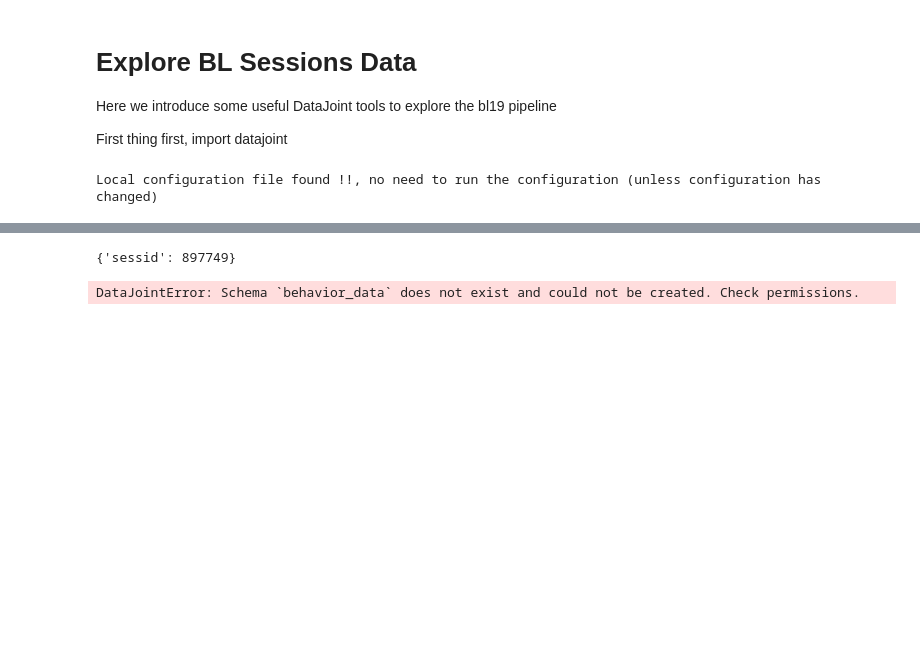
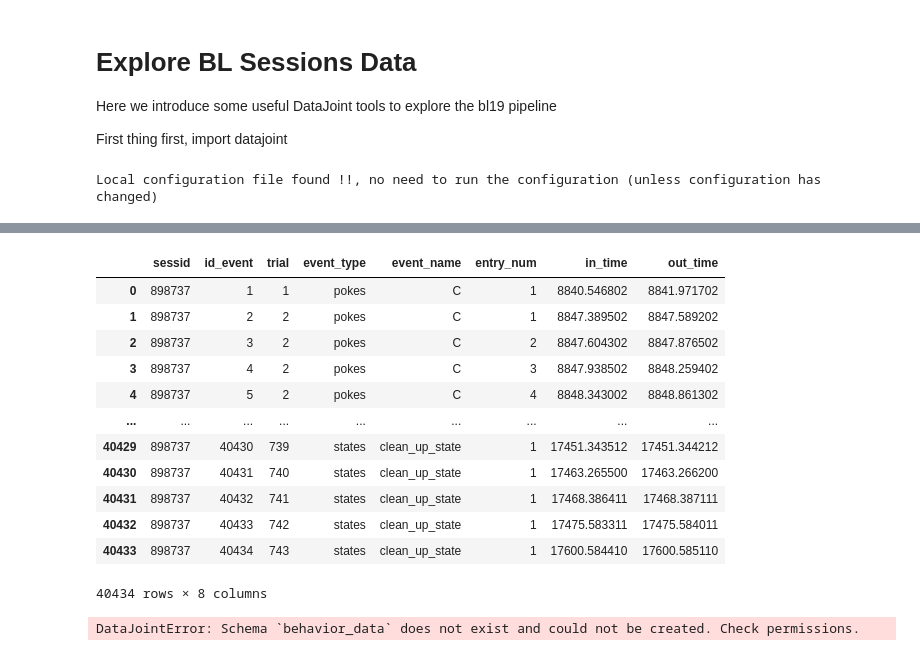
Before and after one commit to kabilar/bl_pipeline_python, a Jupyter notebook: notebooks/tutorials/Read_blob_Sessions.ipynb, the cells around one changed output, grey strips where cells are left out. Drawn from its saved outputs; the diff is of its cells as text; code cells hidden in the pictures; blank space fills up the shorter version.

```diff
--- a/notebooks/tutorials/Read_blob_Sessions.ipynb
+++ b/notebooks/tutorials/Read_blob_Sessions.ipynb
@@ -35,10 +35,23 @@ DataJoint connection (connected) alvaros@bdata00.pni.princeton.edu:3306
 # %%
 from bl_pipeline import bdata as new_bdata
 # %%
-session_key = {'sessid': 897749}
-new_bdata.BehaviorEvent.populate(session_key)
+session_key = {'sessid': 898737}
+df_events = pd.DataFrame((new_bdata.BehaviorEvent & session_key).fetch(as_dict=True))
+df_events
 # %% [output]
+|  | sessid | id_event | trial | event_type | event_name | entry_num | in_time | out_time |
+| 0 | 898737 | 1 | 1 | pokes | C | 1 | 8840.546802 | 8841.971702 |
+| 1 | 898737 | 2 | 2 | pokes | C | 1 | 8847.389502 | 8847.589202 |
+| 2 | 898737 | 3 | 2 | pokes | C | 2 | 8847.604302 | 8847.876502 |
+| 3 | 898737 | 4 | 2 | pokes | C | 3 | 8847.938502 | 8848.259402 |
+| 4 | 898737 | 5 | 2 | pokes | C | 4 | 8848.343002 | 8848.861302 |
+| ... | ... | ... | ... | ... | ... | ... | ... | ... |
+| 40429 | 898737 | 40430 | 739 | states | clean_up_state | 1 | 17451.343512 | 17451.344212 |
+| 40430 | 898737 | 40431 | 740 | states | clean_up_state | 1 | 17463.265500 | 17463.266200 |
+| 40431 | 898737 | 40432 | 741 | states | clean_up_state | 1 | 17468.386411 | 17468.387111 |
+| 40432 | 898737 | 40433 | 742 | states | clean_up_state | 1 | 17475.583311 | 17475.584011 |
+| 40433 | 898737 | 40434 | 743 | states | clean_up_state | 1 | 17600.584410 | 17600.585110 |
-{'sessid': 897749}
+40434 rows × 8 columns
 # %%
 from bl_pipeline import behavior_data
 # %% [output]
```
Also changed, not shown: parts of 6 cells of this notebook, 1 other file.
